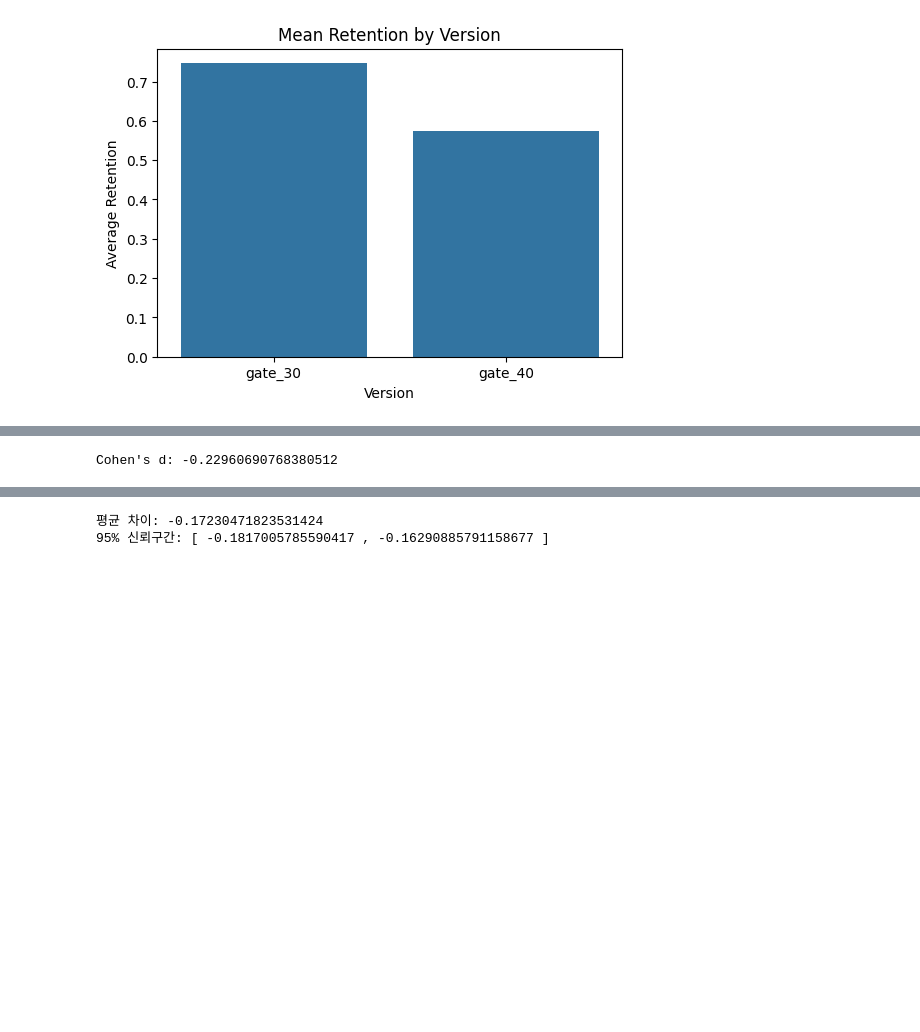
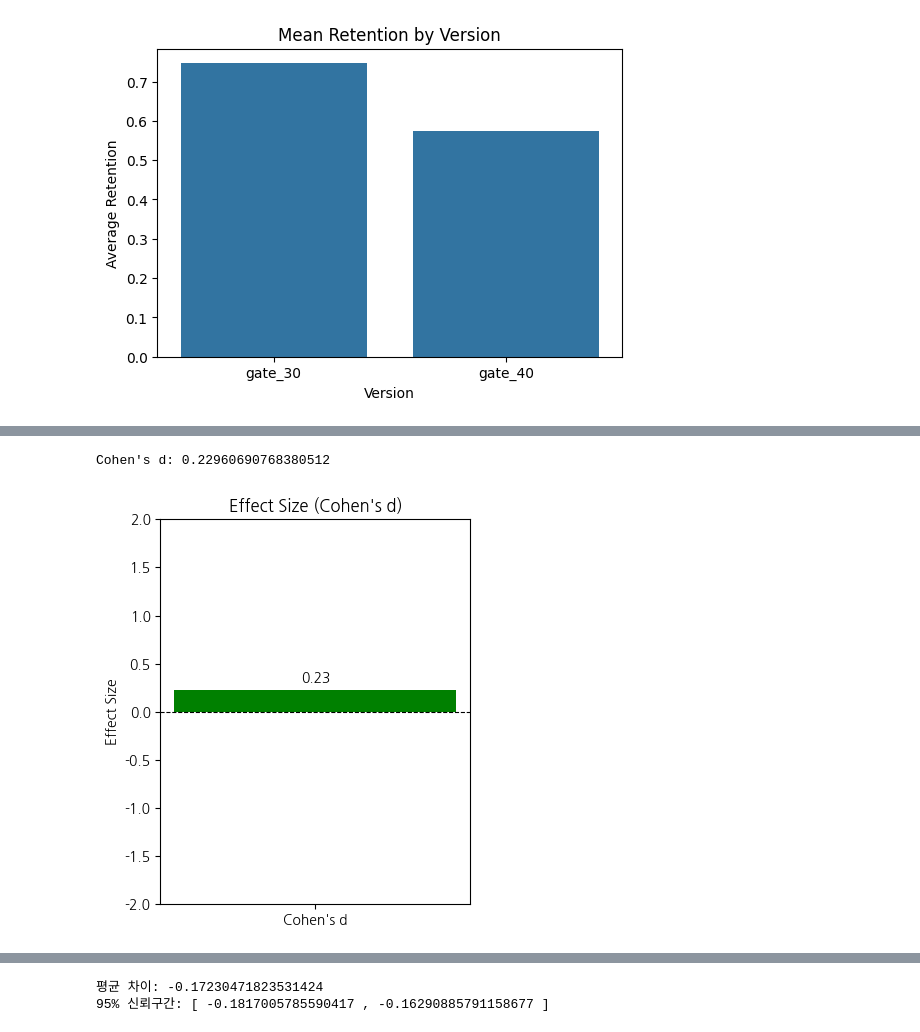
Before and after one commit to SeounghwanPark/first-repository, a Jupyter notebook: MQ07_C2_0404.ipynb, the cells around one changed output, grey strips where cells are left out. Saved outputs shown, nothing was run; the diff lists cells and outputs as text; code cells hidden in the pictures; blank space fills up the shorter version.

```diff
--- a/MQ07_C2_0404.ipynb
+++ b/MQ07_C2_0404.ipynb
@@ -201,16 +361,45 @@ plt.show()
 # %%
-# 효과 크기 (Cohen's d)
-# 데이터 추출
+# 효과 크기 (Cohen’s d) 계산
+import numpy as np
+
+# 두 그룹 데이터 추출
 control = df[df['version'] == 'gate_30']['retention_total']
 treatment = df[df['version'] == 'gate_40']['retention_total']
 
-# Cohen's d 함수 정의
+# Cohen's d 계산 함수
 def cohen_d(x, y):
     nx, ny = len(x), len(y)
-    pooled_std = np.sqrt(((nx - 1)*x.std()**2 + (ny - 1)*y.std()**2) / (nx + ny - 2))
+    pooled_std = np.sqrt(((nx - 1)*x.std(ddof=1)**2 + (ny - 1)*y.std(ddof=1)**2) / (nx + ny - 2))
     return (x.mean() - y.mean()) / pooled_std
 
-d = cohen_d(treatment, control)
+# 계산 및 출력
+d = cohen_d(control, treatment)
 print("Cohen's d:", d)
 # %% [output]
-Cohen's d: -0.22960690768380512
+Cohen's d: 0.22960690768380512
+# %%
+# 시각화 코드 (bar chart로 표현)
+import matplotlib.pyplot as plt
+
+# 시각화용 데이터 설정
+labels = ['Cohen\'s d']
+values = [d_value]
+
+# 색상에 따라 효과 크기 분류
+color = 'red' if abs(d_value) >= 0.8 else 'orange' if abs(d_value) >= 0.5 else 'green'
+
+plt.figure(figsize=(4, 5))
+bars = plt.bar(labels, values, color=color)
+plt.axhline(0, color='black', linewidth=0.8, linestyle='--')
+plt.title('Effect Size (Cohen\'s d)')
+plt.ylabel('Effect Size')
+plt.ylim(-2, 2)  # d 값이 음수일 수도 있으므로 범위 설정
+
+# 값 표시
+for bar in bars:
+    yval = bar.get_height()
+    plt.text(bar.get_x() + bar.get_width()/2.0, yval + 0.05*np.sign(yval), f"{yval:.2f}", ha='center', va='bottom')
+
+plt.show()
+# %% [output]
+[figure, added]
```
Also changed, not shown: parts of 12 cells of this notebook.
